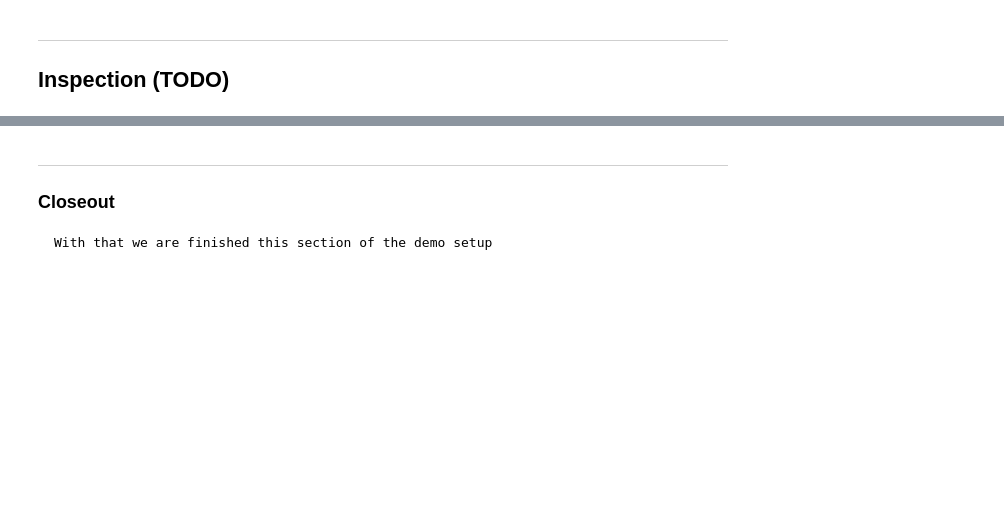
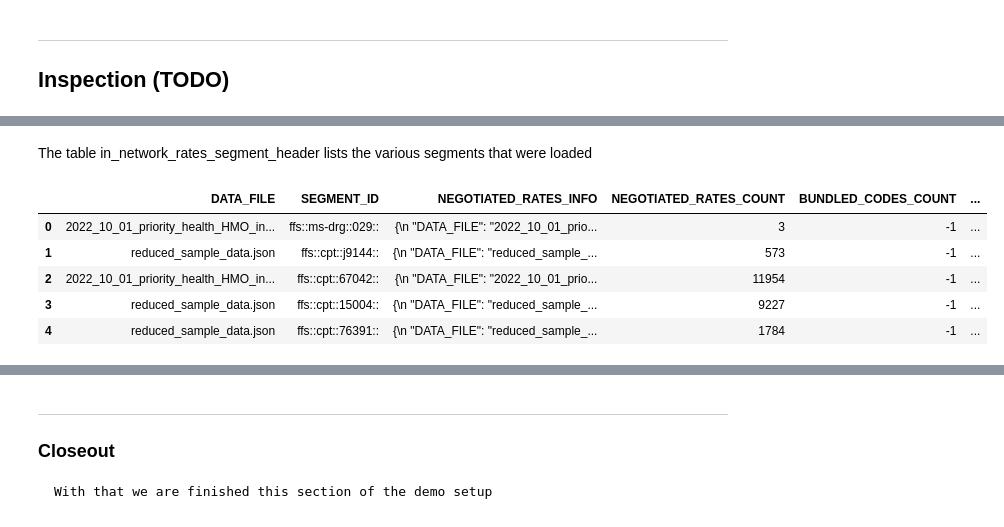
Before and after one commit to Snowflake-Labs/CMSgov-pricing-transparency, a Jupyter notebook: src/notebook/Load_segments_dag.ipynb, the cells around one changed output, grey strips where cells are left out. Cells and saved outputs as stored; diff of their text form; code cells hidden in the pictures; blank space fills up the shorter version.

```diff
--- a/src/notebook/Load_segments_dag.ipynb
+++ b/src/notebook/Load_segments_dag.ipynb
@@ -214,11 +245,20 @@ json.loads(df['HEADER'][0])
 # %%
 display(Markdown("The table in_network_rates_segment_header lists the various segments that were loaded"))
 
 df = (sp_session.table('in_network_rates_segment_header')
+        .filter(F.col('DATA_FILE') == F.lit(DATA_FILE))
         .sample(n=5)
         .to_pandas())
 
 display(df)
+# %% [output]
+The table in_network_rates_segment_header lists the various segments that were loaded
+|  | DATA_FILE | SEGMENT_ID | NEGOTIATED_RATES_INFO | NEGOTIATED_RATES_COUNT | BUNDLED_CODES_COUNT | ... |
+| 0 | 2022_10_01_priority_health_HMO_in... | ffs::ms-drg::029:: | {\n "DATA_FILE": "2022_10_01_prio... | 3 | -1 | ... |
+| 1 | reduced_sample_data.json | ffs::cpt::j9144:: | {\n "DATA_FILE": "reduced_sample_... | 573 | -1 | ... |
+| 2 | 2022_10_01_priority_health_HMO_in... | ffs::cpt::67042:: | {\n "DATA_FILE": "2022_10_01_prio... | 11954 | -1 | ... |
+| 3 | reduced_sample_data.json | ffs::cpt::15004:: | {\n "DATA_FILE": "reduced_sample_... | 9227 | -1 | ... |
+| 4 | reduced_sample_data.json | ffs::cpt::76391:: | {\n "DATA_FILE": "reduced_sample_... | 1784 | -1 | ... |
 # %%
 print(' The NEGOTIATED_RATES_INFO has the following data ')
 json.loads(df['NEGOTIATED_RATES_INFO'][0])
```
Also changed, not shown: parts of 18 cells of this notebook, 8 other files.
